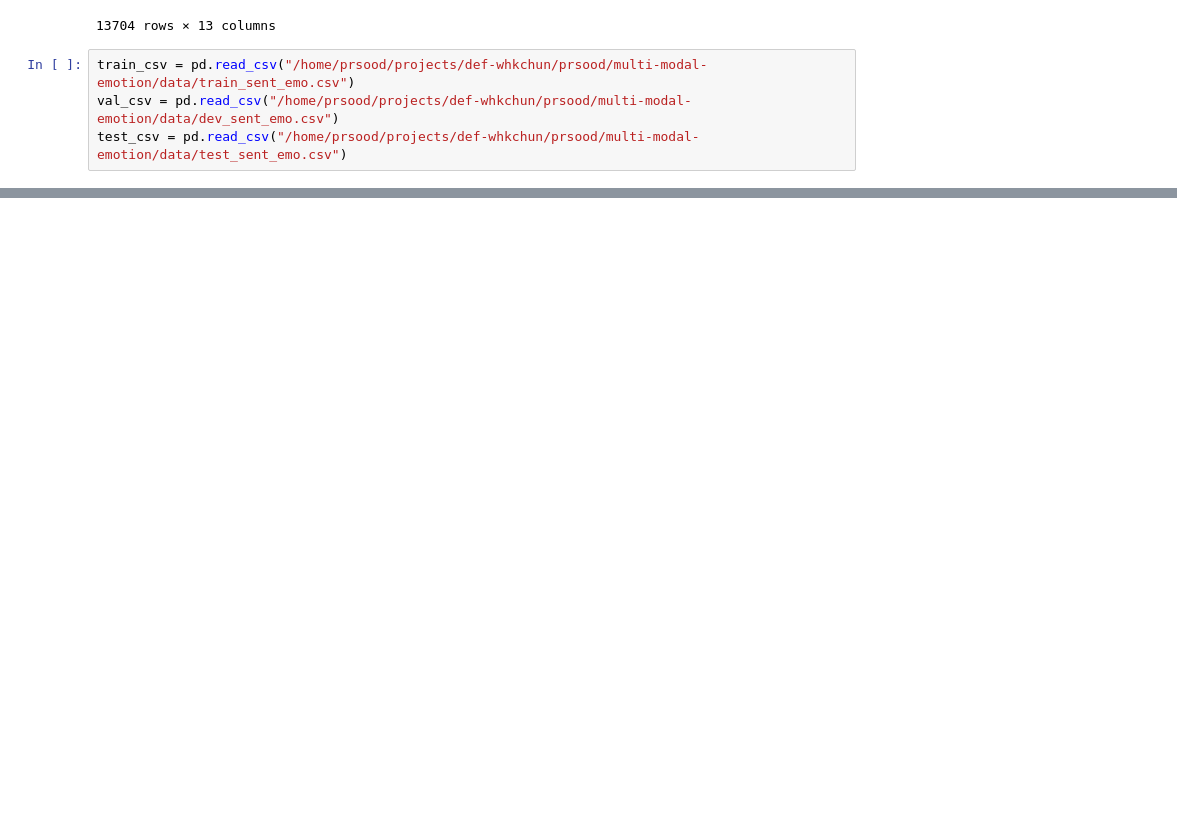
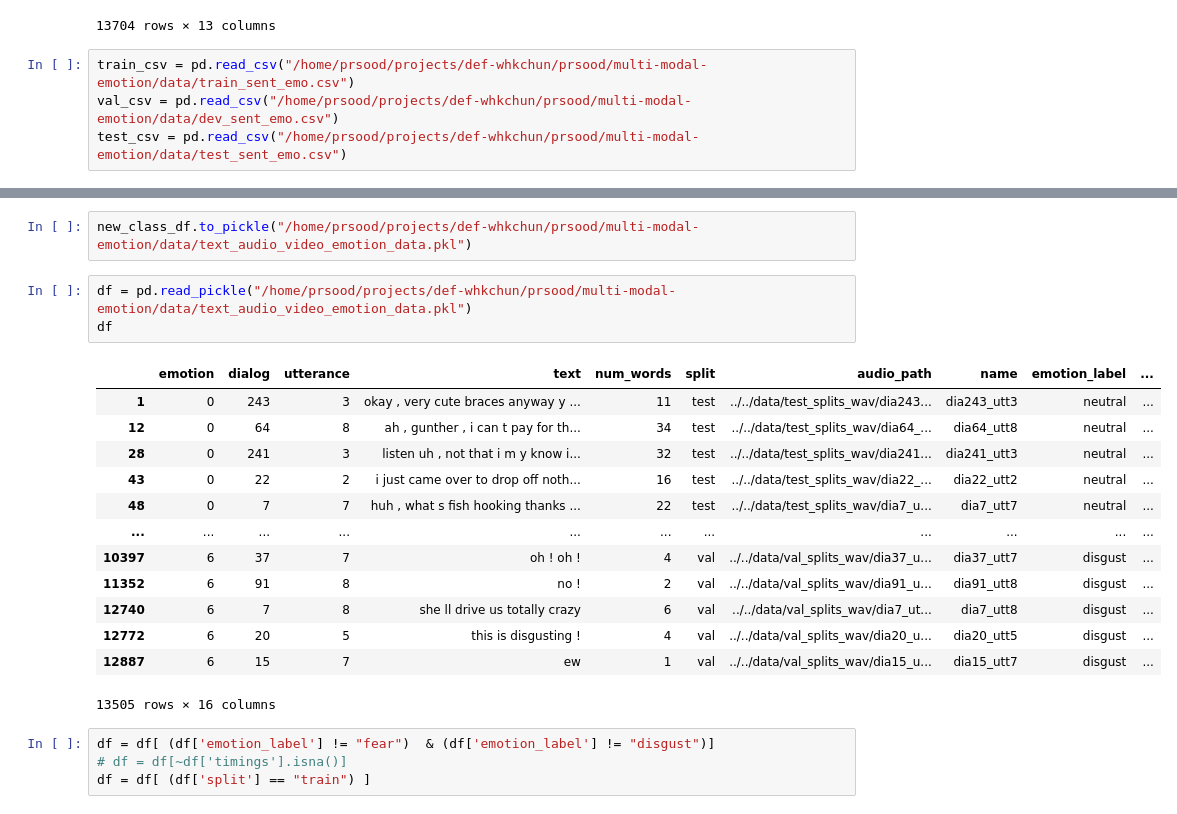
Before and after one commit to g8a9/multi-modal-emotion, a Jupyter notebook: notebooks/sentiment_not_emotion.ipynb, the cells around one changed output, grey strips where cells are left out. Cells and saved outputs as stored; diff of their text form; blank space fills up the shorter version.

```diff
--- a/notebooks/sentiment_not_emotion.ipynb
+++ b/notebooks/sentiment_not_emotion.ipynb
@@ -39,0 +154,23 @@ val_csv
+# %%
+new_class_df.to_pickle("/home/prsood/projects/def-whkchun/prsood/multi-modal-emotion/data/text_audio_video_emotion_data.pkl")
+# %%
+df = pd.read_pickle("/home/prsood/projects/def-whkchun/prsood/multi-modal-emotion/data/text_audio_video_emotion_data.pkl")
+df
+# %% [output]
+|  | emotion | dialog | utterance | text | num_words | split | audio_path | name | emotion_label | ... |
+| 1 | 0 | 243 | 3 | okay , very cute braces anyway y ... | 11 | test | ../../data/test_splits_wav/dia243... | dia243_utt3 | neutral | ... |
+| 12 | 0 | 64 | 8 | ah , gunther , i can t pay for th... | 34 | test | ../../data/test_splits_wav/dia64_... | dia64_utt8 | neutral | ... |
+| 28 | 0 | 241 | 3 | listen uh , not that i m y know i... | 32 | test | ../../data/test_splits_wav/dia241... | dia241_utt3 | neutral | ... |
+| 43 | 0 | 22 | 2 | i just came over to drop off noth... | 16 | test | ../../data/test_splits_wav/dia22_... | dia22_utt2 | neutral | ... |
+| 48 | 0 | 7 | 7 | huh , what s fish hooking thanks ... | 22 | test | ../../data/test_splits_wav/dia7_u... | dia7_utt7 | neutral | ... |
+| ... | ... | ... | ... | ... | ... | ... | ... | ... | ... | ... |
+| 10397 | 6 | 37 | 7 | oh ! oh ! | 4 | val | ../../data/val_splits_wav/dia37_u... | dia37_utt7 | disgust | ... |
+| 11352 | 6 | 91 | 8 | no ! | 2 | val | ../../data/val_splits_wav/dia91_u... | dia91_utt8 | disgust | ... |
+| 12740 | 6 | 7 | 8 | she ll drive us totally crazy | 6 | val | ../../data/val_splits_wav/dia7_ut... | dia7_utt8 | disgust | ... |
+| 12772 | 6 | 20 | 5 | this is disgusting ! | 4 | val | ../../data/val_splits_wav/dia20_u... | dia20_utt5 | disgust | ... |
+| 12887 | 6 | 15 | 7 | ew | 1 | val | ../../data/val_splits_wav/dia15_u... | dia15_utt7 | disgust | ... |
+13505 rows × 16 columns
+# %%
+df = df[ (df['emotion_label'] != "fear")  & (df['emotion_label'] != "disgust")]
+# df = df[~df['timings'].isna()]
+df = df[ (df['split'] == "train") ]
```
Also changed, not shown: parts of 18 cells of this notebook, 49 other files.
